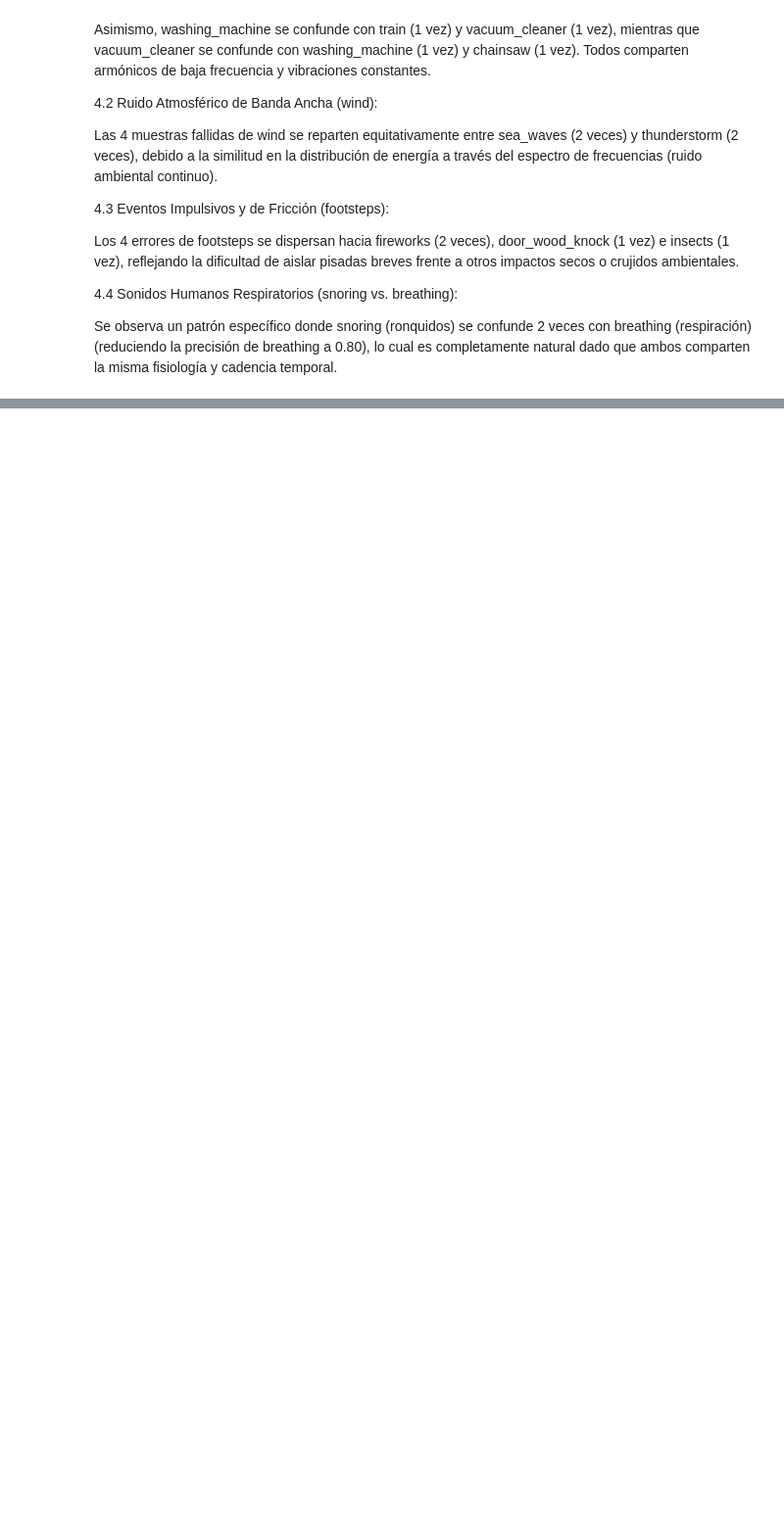
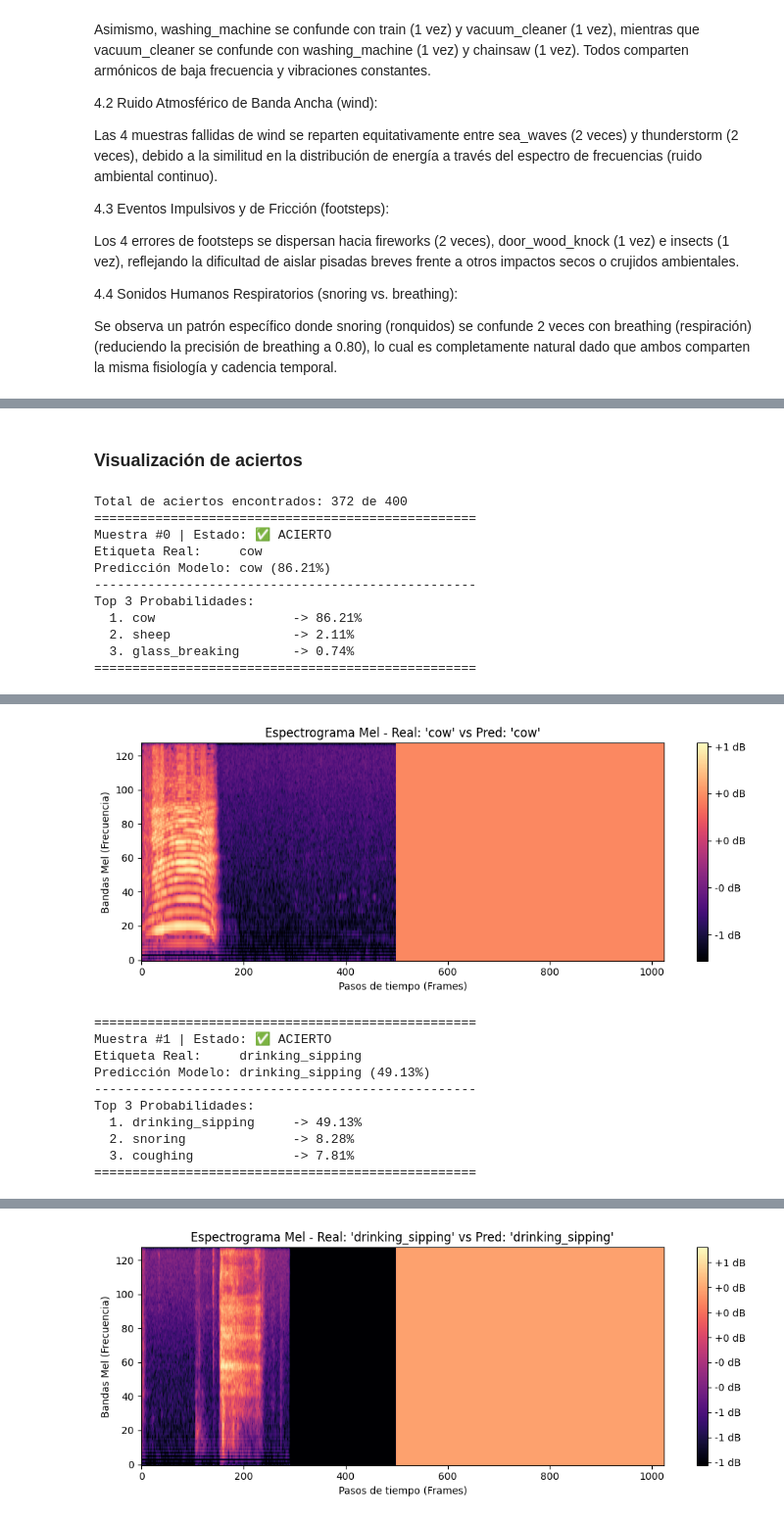
Before and after one commit to margomeza16/deep_leraning, a Jupyter notebook: Miniproyecto4_AST.ipynb, the cells around one changed output, grey strips where cells are left out. Shown at 98% size. Cells and saved outputs as stored; diff of their text form; code cells hidden in the pictures; blank space fills up the shorter version.

```diff
--- a/Miniproyecto4_AST.ipynb
+++ b/Miniproyecto4_AST.ipynb
@@ -743,0 +723,31 @@ No se trata de una deficiencia del modelo, su calibración de incertidumbre (col
+# %% [markdown]
+### Visualización de aciertos
+# %%
+# Encontrar todos los índices del conjunto de prueba donde el modelo acertó
+y_true = outputs.label_ids
+y_pred = outputs.predictions.argmax(1)
+indices_aciertos = np.where(y_true == y_pred)[0]
+
+print(f"Total de aciertos encontrados: {len(indices_aciertos)} de {len(y_true)}")
+
+# Inspeccionar el primer acierto de la lista
+for idx in indices_aciertos[:3]:
+    analisis_cualitativo(
+        indice=int(indices_aciertos[idx]),
+        raw_ds=test_dataset,
+        encoded_ds=encoded_test_ds,
+        outputs=outputs,
+        id2label=id2label,
+    )
+# %% [output]
+Total de aciertos encontrados: 372 de 400
+==================================================
+Muestra #0 | Estado: ✅ ACIERTO
+Etiqueta Real:     cow
+Predicción Modelo: cow (86.21%)
+--------------------------------------------------
+Top 3 Probabilidades:
+  1. cow                  -> 86.21%
+  2. sheep                -> 2.11%
+  3. glass_breaking       -> 0.74%
+==================================================
@@ -743,0 +755,11 @@ No se trata de una deficiencia del modelo, su calibración de incertidumbre (col
+[figure, added]
+==================================================
+Muestra #1 | Estado: ✅ ACIERTO
+Etiqueta Real:     drinking_sipping
+Predicción Modelo: drinking_sipping (49.13%)
+--------------------------------------------------
+Top 3 Probabilidades:
+  1. drinking_sipping     -> 49.13%
+  2. snoring              -> 8.28%
+  3. coughing             -> 7.81%
+==================================================
@@ -743,0 +767 @@ No se trata de una deficiencia del modelo, su calibración de incertidumbre (col
+[figure, added]
```
Also changed, not shown: parts of 28 cells of this notebook.
